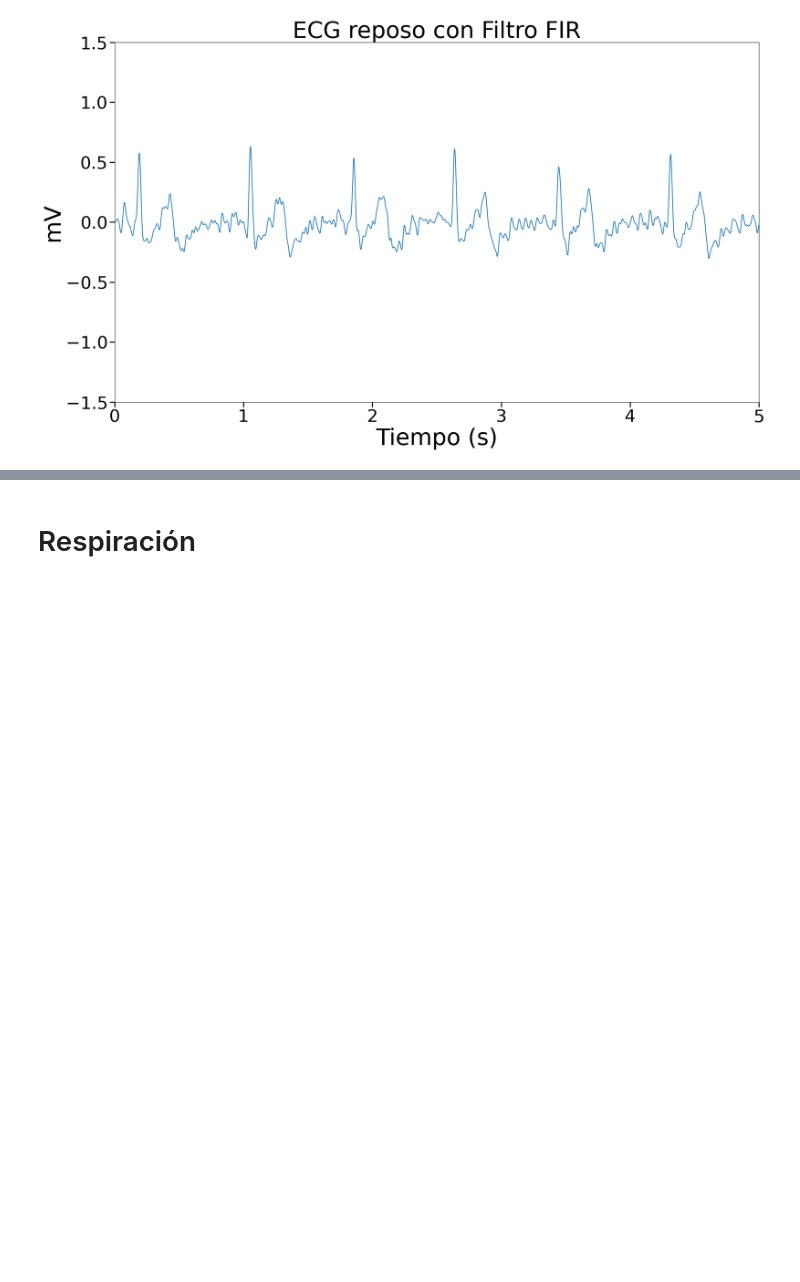
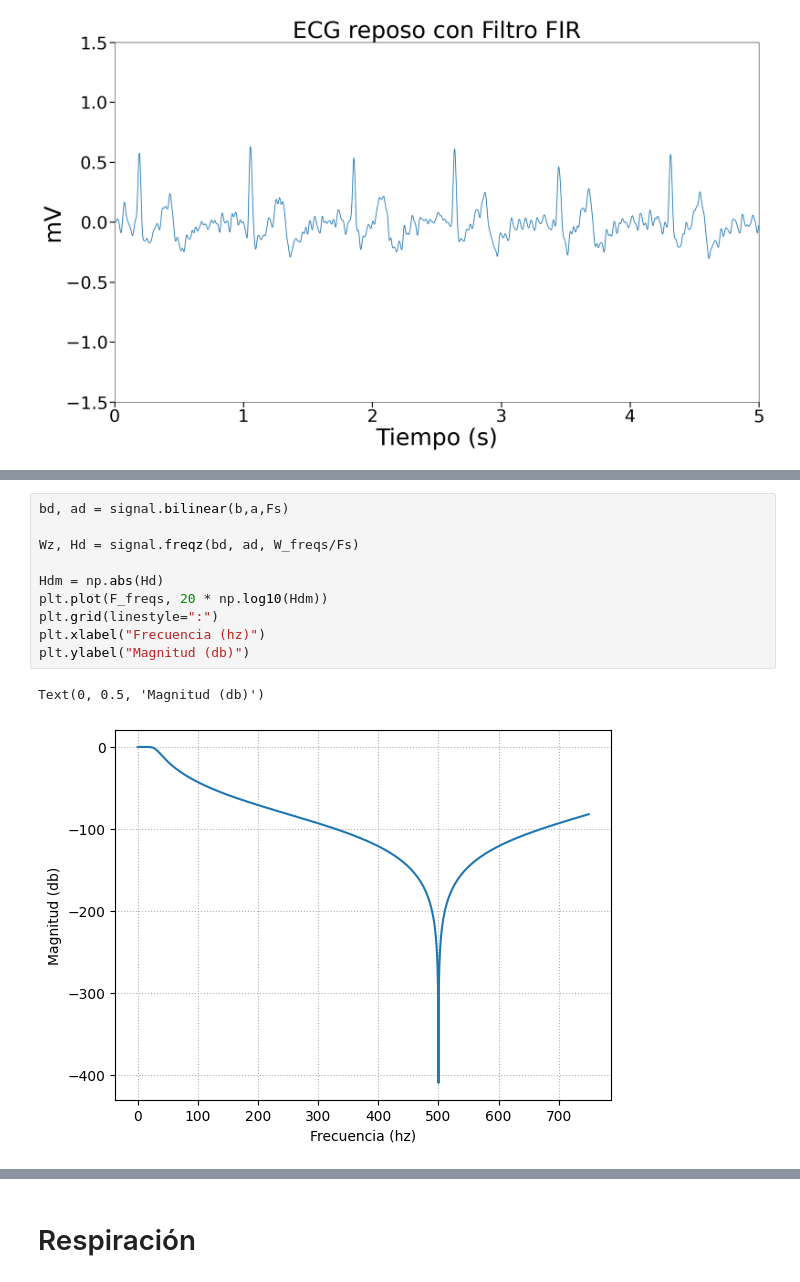
Before and after one commit to diego-taquiri/ECGMortalityPredictor, a Jupyter notebook: Documentación/Laboratorio 6/ECG_filtro_FIR.ipynb, the cells around one changed output, grey strips where cells are left out. Saved outputs shown, nothing was run; the diff lists cells and outputs as text; blank space fills up the shorter version.

```diff
--- a/Documentación/Laboratorio 6/ECG_filtro_FIR.ipynb
+++ b/Documentación/Laboratorio 6/ECG_filtro_FIR.ipynb
@@ -126,0 +195,13 @@ plt.savefig("plots/ecg-reposo-FIR.png")
+# %%
+bd, ad = signal.bilinear(b,a,Fs)
+
+Wz, Hd = signal.freqz(bd, ad, W_freqs/Fs)
+
+Hdm = np.abs(Hd)
+plt.plot(F_freqs, 20 * np.log10(Hdm))
+plt.grid(linestyle=":")
+plt.xlabel("Frecuencia (hz)")
+plt.ylabel("Magnitud (db)")
+# %% [output]
+Text(0, 0.5, 'Magnitud (db)')
+[figure, added]
```
Also changed, not shown: parts of 9 cells of this notebook, 2 other files.
